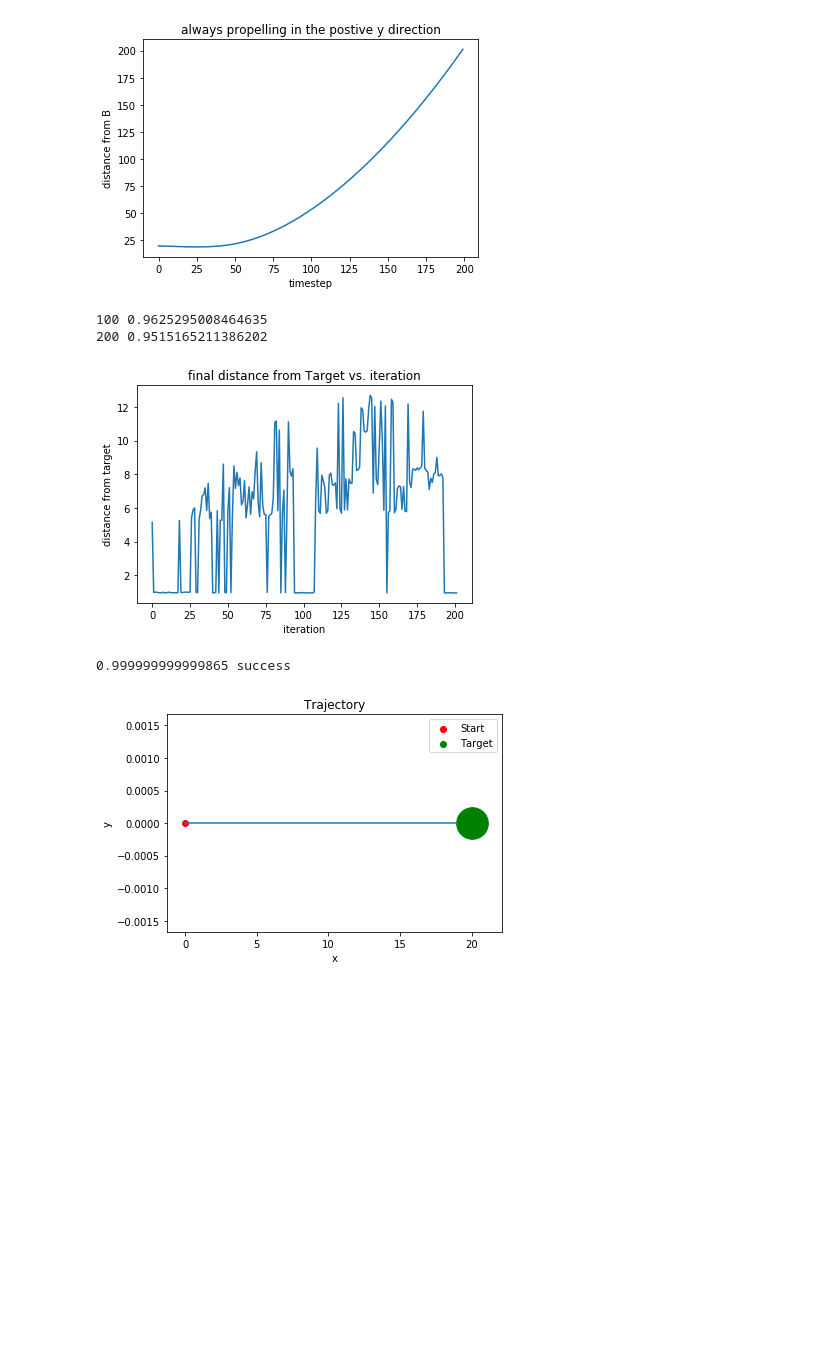
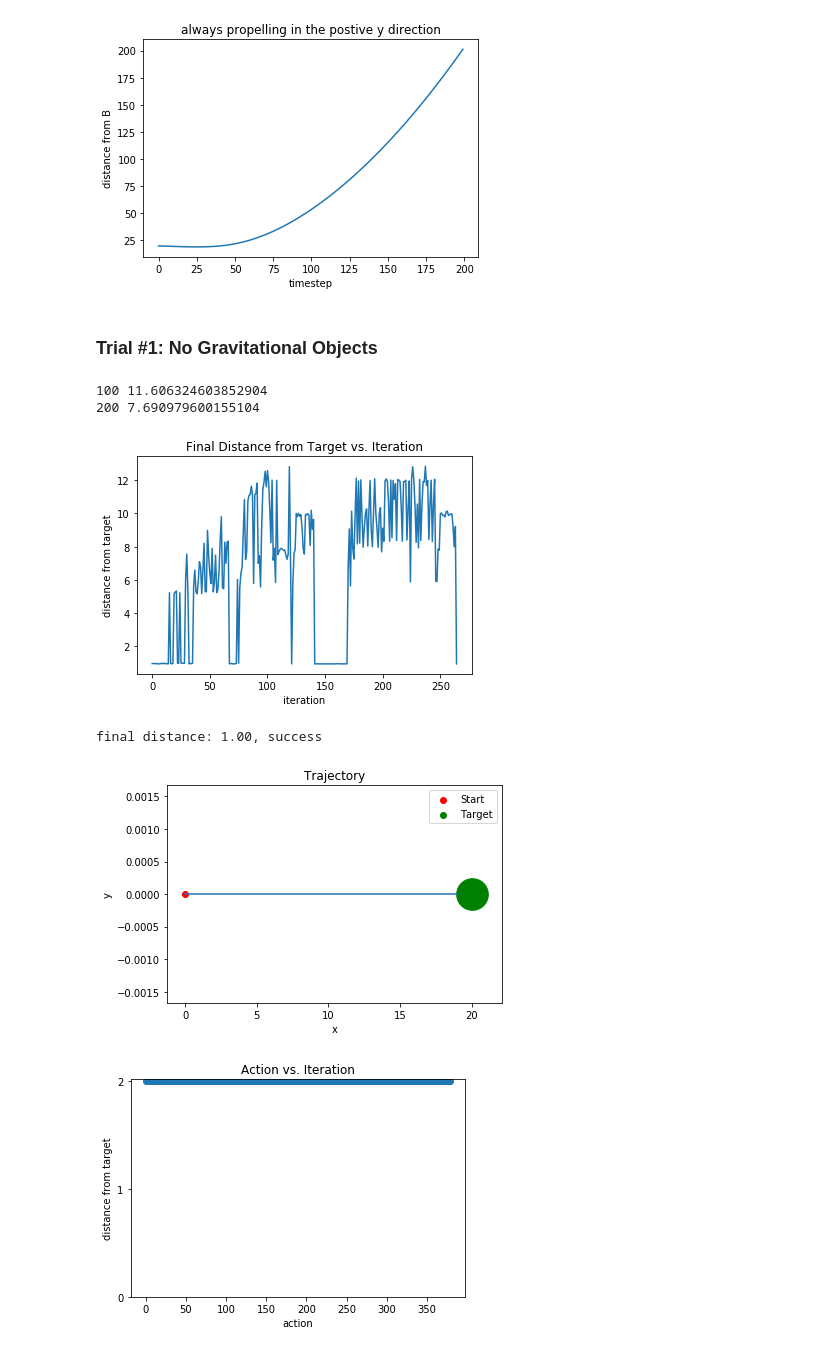
Before and after one commit to RaindragonD/space_hitchhiker, a Jupyter notebook: QLearning_Space_Hitchhiker.ipynb, the cells around one changed output. Drawn from its saved outputs; the diff is of its cells as text; code cells hidden in the pictures; blank space fills up the shorter version.

```diff
--- a/QLearning_Space_Hitchhiker.ipynb
+++ b/QLearning_Space_Hitchhiker.ipynb
@@ -249,3 +253,5 @@ class QLSolver:
+# %% [markdown]
+### Trial #1: No Gravitational Objects
 # %%
 x = np.array([[0,0]])
 v = np.array([[5,0]])
@@ -259,20 +265,20 @@ hitchhiker = SpaceTraversal(x, v, m, r, action_space, B, max_step = 500)
 n_State = (3, 3, 3, 3)
 discrete_range = [(-10,10), (-10,10), (-10,10), (-10,10)]
 solver = QLSolver(n_State, discrete_range, hitchhiker)
-dist_his, action_his = solver.train(max_itr=500, min_itr=200, gamma = 0.5, break_if_success=True)
+dist_his = solver.train(max_itr=500, min_itr=200, gamma = 0.5, break_if_success=True)
 # %% [output]
-100 0.9625295008464635
-200 0.9515165211386202
+100 11.606324603852904
+200 7.690979600155104
 # %%
 plt.plot(dist_his)
-plt.title("final distance from Target vs. iteration")
+plt.title("Final Distance from Target vs. Iteration")
 plt.xlabel("iteration")
 plt.ylabel("distance from target")
 plt.show()
 # %% [output]
-[figure, old version]
+[figure, new version]
 # %%
-solver.run()
+action_his = solver.run()
 xs, ys = solver.env.trajectory
 plt.plot(xs, ys)
 plt.title('Trajectory')
@@ -284,5 +290,14 @@ plt.scatter(B[0], B[1], s = 1000, c = 'g')
 plt.legend()
 plt.show()
 # %% [output]
-0.999999999999865 success
+final distance: 1.00, success
 [figure]
+# %%
+plt.scatter(range(len(action_his)), action_his)
+plt.yticks([0,1,2])
+plt.title("Action vs. Iteration")
+plt.xlabel("action")
+plt.ylabel("distance from target")
+plt.show()
+# %% [output]
+[figure, added]
```
Also changed, not shown: parts of 17 cells of this notebook, 9 other files.
